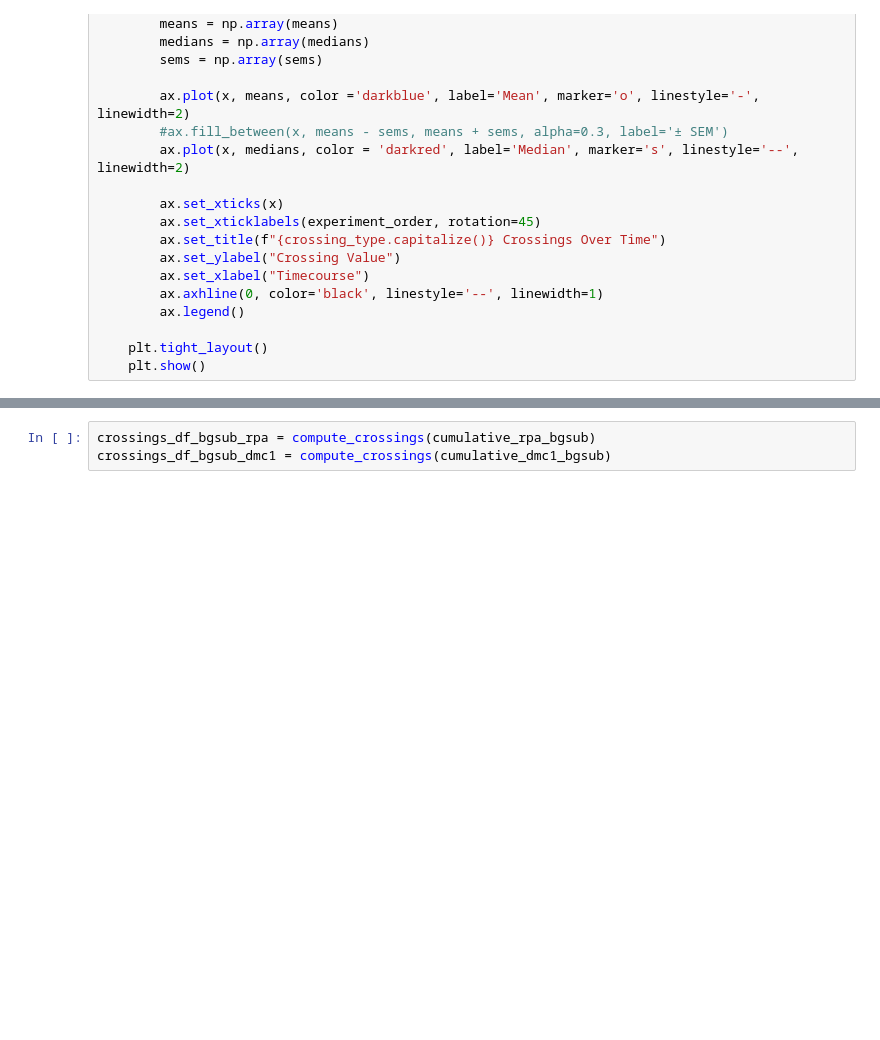
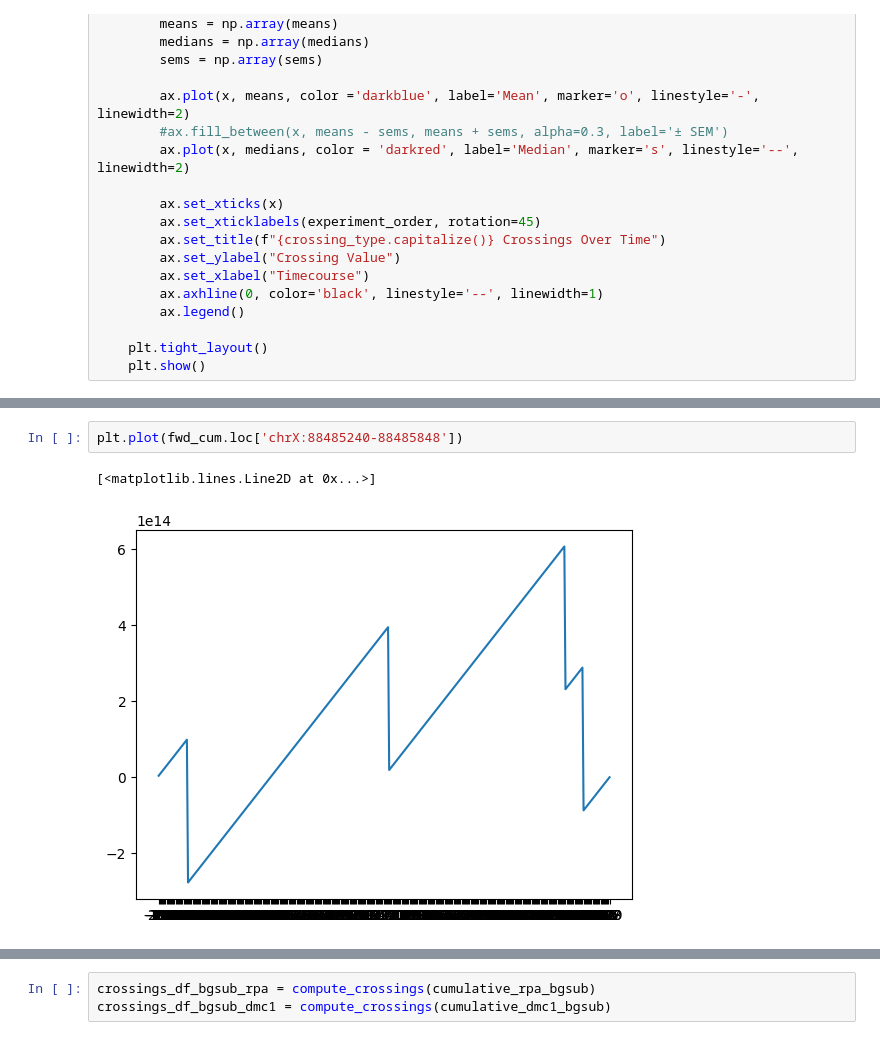
Before and after one commit to IvanDiTerlizzi/MeiosisProject, a Jupyter notebook: Analysis_Cleaned_Final.ipynb, the cells around one changed output, grey strips where cells are left out. Saved outputs shown, nothing was run; the diff lists cells and outputs as text; blank space fills up the shorter version.

```diff
--- a/Analysis_Cleaned_Final.ipynb
+++ b/Analysis_Cleaned_Final.ipynb
@@ -610,0 +795,5 @@ plot_overlayed_cumulative(cumulative_dmc1_bgsub, experiment_order_dmc1)
+# %%
+plt.plot(fwd_cum.loc['chrX:88485240-88485848'])
+# %% [output]
+[<matplotlib.lines.Line2D at 0x...>]
+[figure, added]
```
Also changed, not shown: parts of 53 cells of this notebook, 47 other files.
